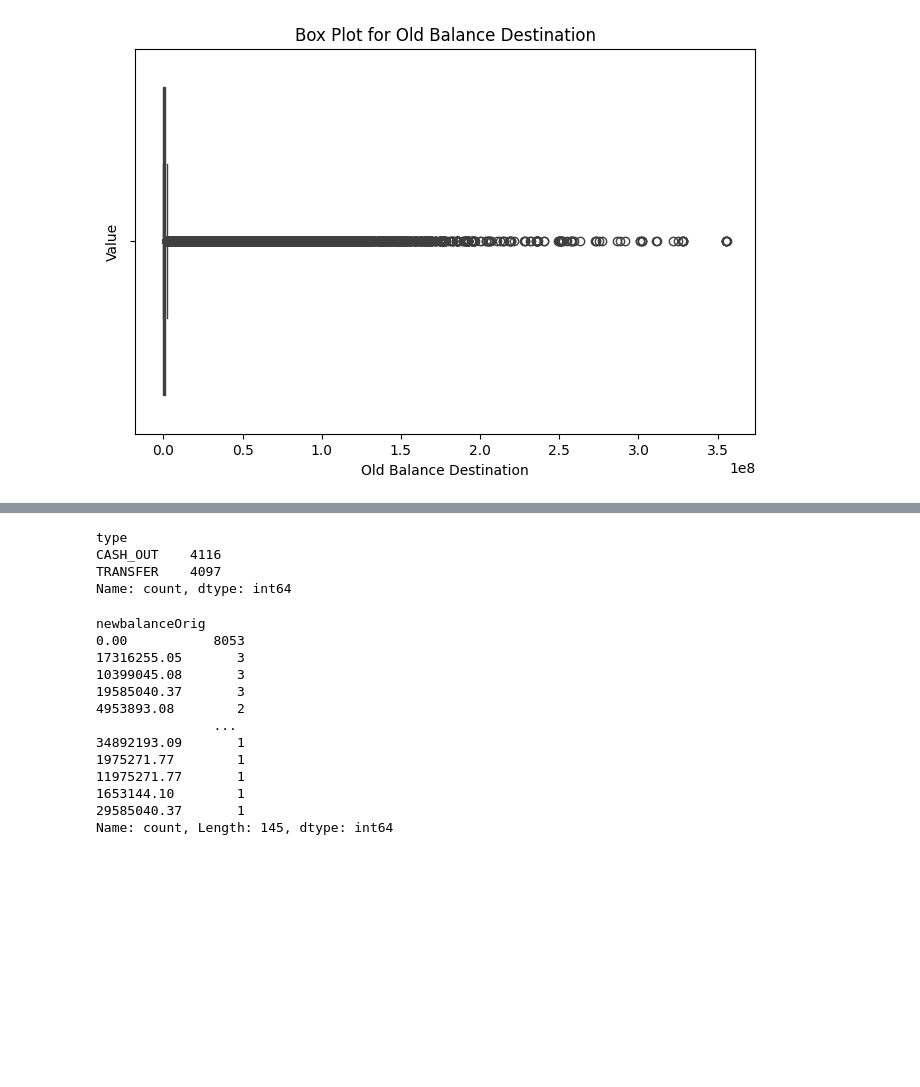
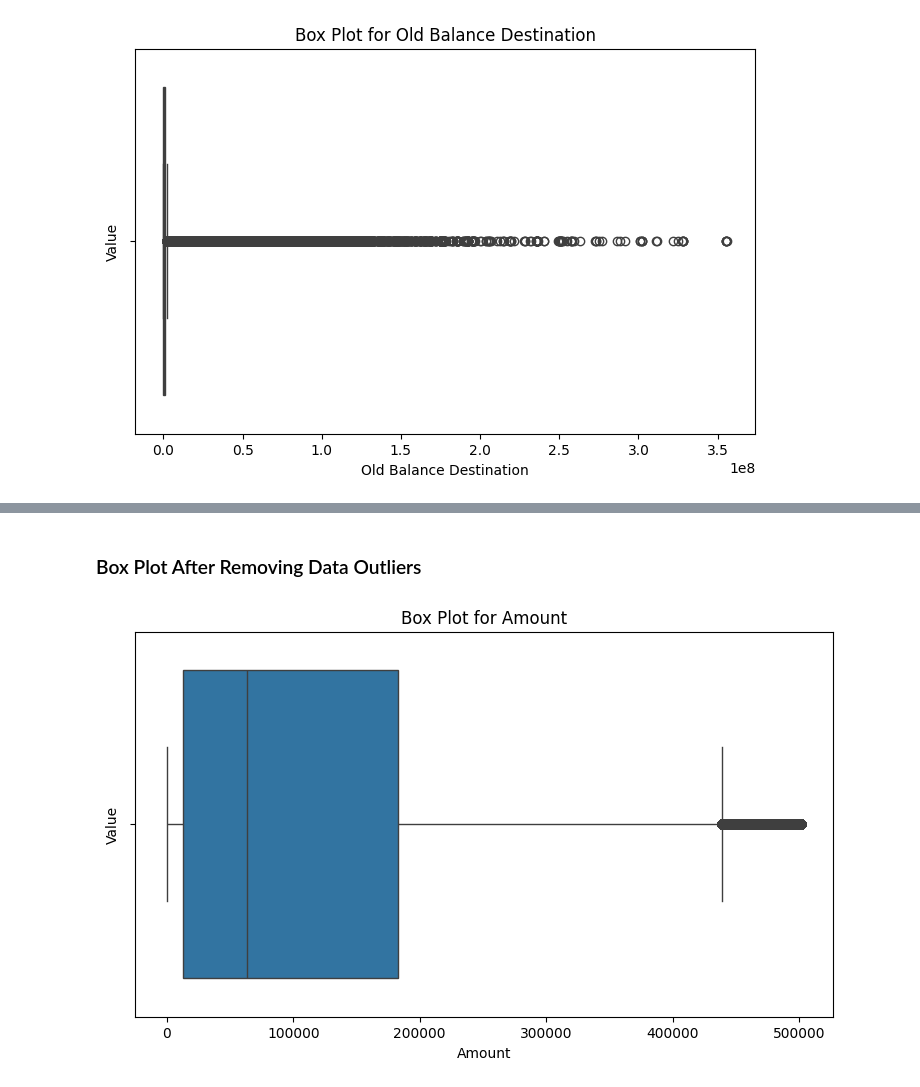
Before and after one commit to honeydewsago/MachineLearningCW, a Jupyter notebook: FraudPrediction.ipynb, the cells around one changed output, grey strips where cells are left out. Saved outputs shown, nothing was run; the diff lists cells and outputs as text; code cells hidden in the pictures; blank space fills up the shorter version.

```diff
--- a/FraudPrediction.ipynb
+++ b/FraudPrediction.ipynb
@@ -297,23 +190,24 @@ df1
-# %%
-df1["type"].value_counts()
-# %% [output]
-type
-CASH_OUT    4116
-TRANSFER    4097
-Name: count, dtype: int64
-# %%
-df1['newbalanceOrig'].value_counts()
-# %% [output]
-newbalanceOrig
-0.00           8053
-17316255.05       3
-10399045.08       3
-19585040.37       3
-4953893.08        2
-               ...
-34892193.09       1
-1975271.77        1
-11975271.77       1
-1653144.10        1
-29585040.37       1
-Name: count, Length: 145, dtype: int64
+# %%
+fraud['amount'] = remove_outliers(fraud, 'amount')
+fraud['oldbalanceOrg'] = remove_outliers(fraud, 'oldbalanceOrg')
+fraud['newbalanceOrig'] = remove_outliers(fraud, 'newbalanceOrig')
+fraud['oldbalanceDest'] = remove_outliers(fraud, 'oldbalanceDest')
+fraud['newbalanceDest'] = remove_outliers(fraud, 'newbalanceDest')
+# %%
+# Replace NaN values with the mean
+fraud['amount'].fillna(fraud['amount'].mean(),inplace=True)
+fraud['oldbalanceOrg'].fillna(fraud['oldbalanceOrg'].mean(),inplace=True)
+fraud['newbalanceOrig'].fillna(fraud['newbalanceOrig'].mean(),inplace=True)
+fraud['oldbalanceDest'].fillna(fraud['oldbalanceDest'].mean(),inplace=True)
+fraud['newbalanceDest'].fillna(fraud['newbalanceDest'].mean(),inplace=True)
+# %% [markdown]
+### Box Plot After Removing Data Outliers
+# %%
+plt.figure(figsize=(9, 5))
+sns.boxplot(x='amount', data=fraud)
+plt.title('Box Plot for Amount')
+plt.xlabel('Amount')
+plt.ylabel('Value')
+plt.show()
+# %% [output]
+[figure, added]
```
Also changed, not shown: parts of 111 cells of this notebook.
